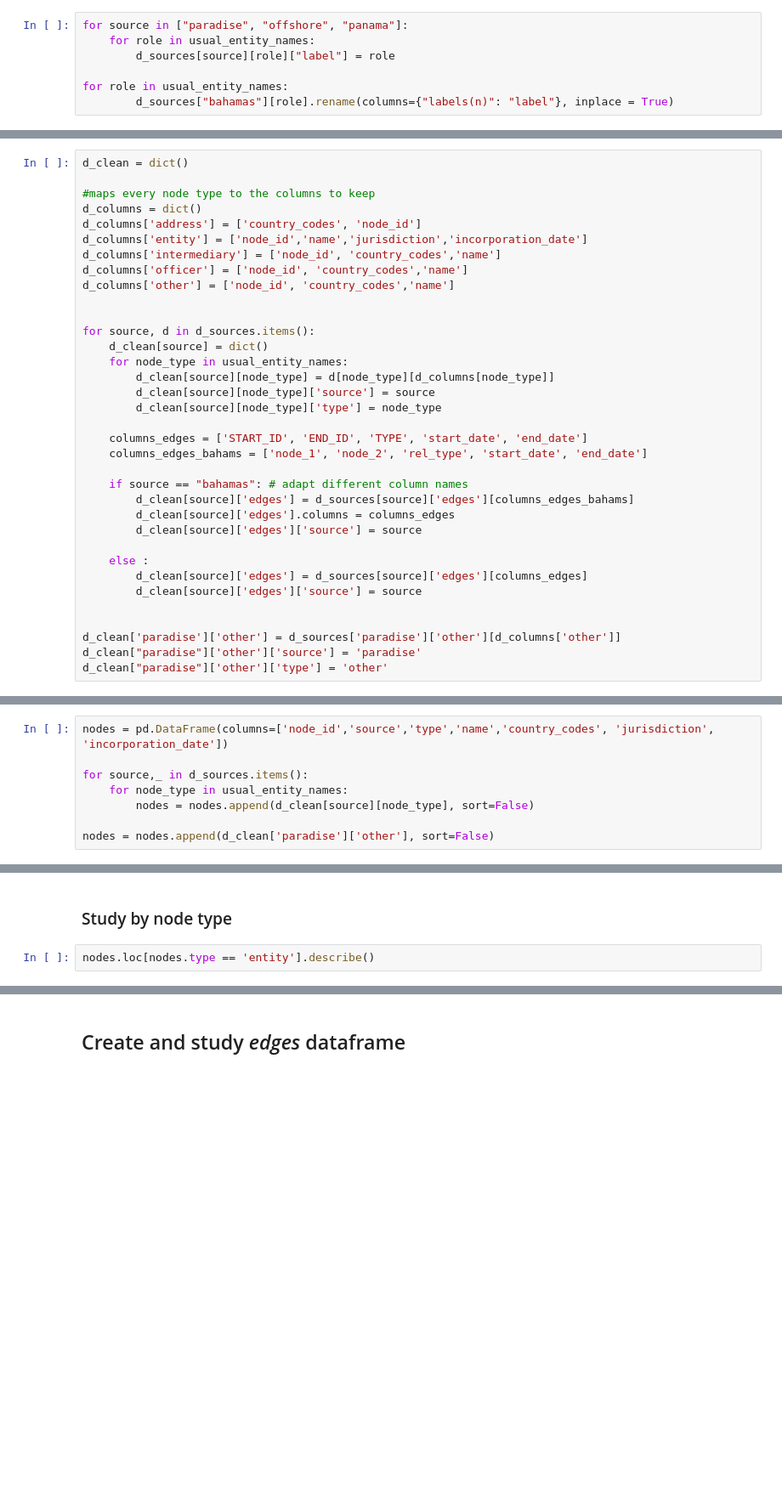
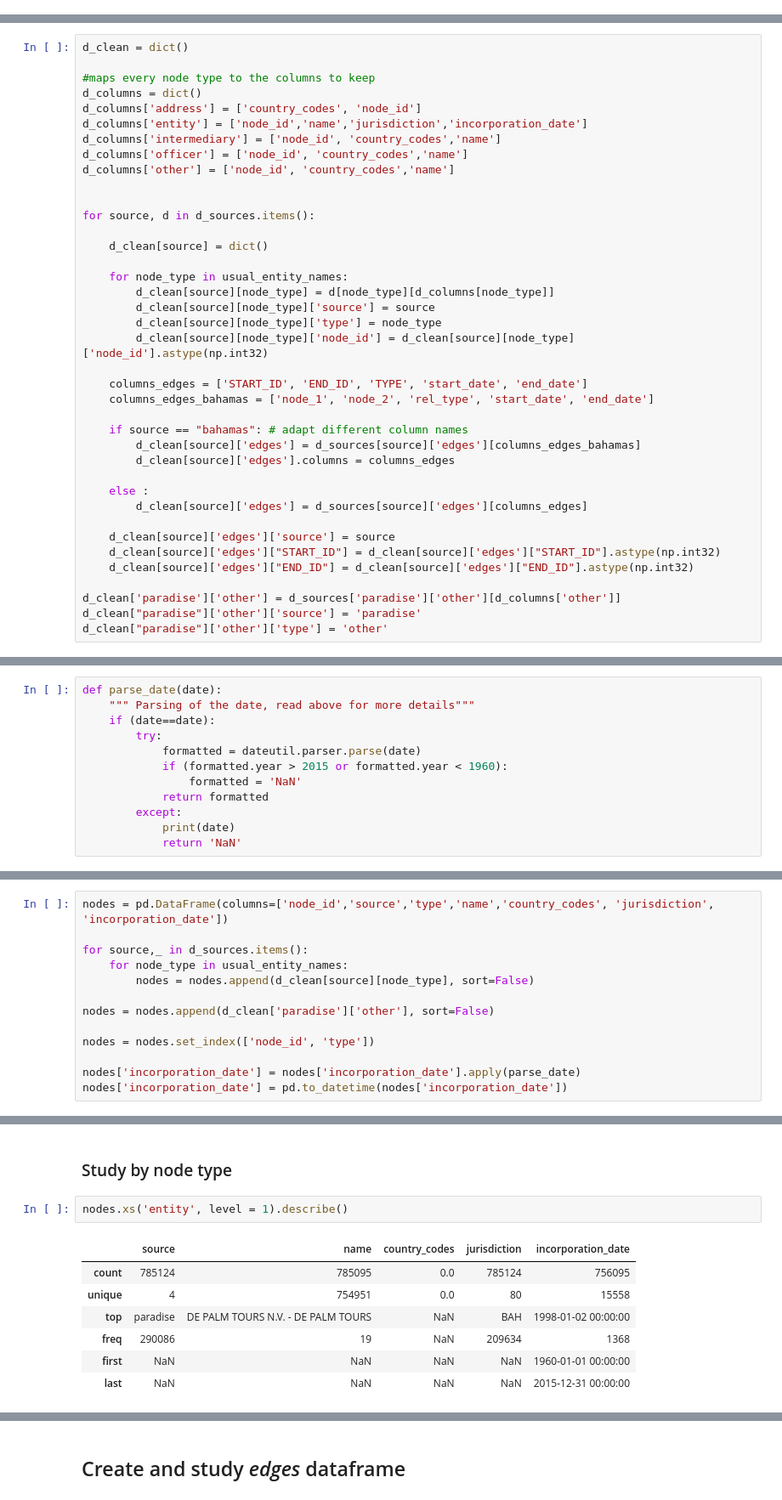
Before and after one commit to yymartin/ADA_Project_Cobra, a Jupyter notebook: Main.ipynb, the cells around one changed output, grey strips where cells are left out. Shown at 85% size. Saved outputs shown, nothing was run; the diff lists cells and outputs as text; blank space fills up the shorter version.

```diff
--- a/Main.ipynb
+++ b/Main.ipynb
@@ -192,9 +277,2 @@ intersection.loc[intersection["name_officer"] != intersection["name_interm"]].em
 # %% [markdown]
 Therefore we understand that if someone appears in two different node types, it means it is the same person, but has two roles. This is why in further analysis we will store the pair (node_id, role) as index, because it is unique. We have to add a column to nodes, containing the node type, let's call it label. We saw in the column exploration that bahamas has an equivalent column *labels(n)*, that the other's don't, we'll rename it to *label*
-# %%
-for source in ["paradise", "offshore", "panama"]:
-    for role in usual_entity_names:
-        d_sources[source][role]["label"] = role
-
-for role in usual_entity_names:
-        d_sources["bahamas"][role].rename(columns={"labels(n)": "label"}, inplace = True)
@@ -218,24 +291,28 @@ d_columns['other'] = ['node_id', 'country_codes','name']
 
 
 for source, d in d_sources.items():
+
     d_clean[source] = dict()
+
     for node_type in usual_entity_names:
         d_clean[source][node_type] = d[node_type][d_columns[node_type]]
         d_clean[source][node_type]['source'] = source
         d_clean[source][node_type]['type'] = node_type
+        d_clean[source][node_type]['node_id'] = d_clean[source][node_type]['node_id'].astype(np.int32)
 
     columns_edges = ['START_ID', 'END_ID', 'TYPE', 'start_date', 'end_date']
-    columns_edges_bahams = ['node_1', 'node_2', 'rel_type', 'start_date', 'end_date']
+    columns_edges_bahamas = ['node_1', 'node_2', 'rel_type', 'start_date', 'end_date']
 
     if source == "bahamas": # adapt different column names
-        d_clean[source]['edges'] = d_sources[source]['edges'][columns_edges_bahams]
+        d_clean[source]['edges'] = d_sources[source]['edges'][columns_edges_bahamas]
         d_clean[source]['edges'].columns = columns_edges
-        d_clean[source]['edges']['source'] = source
 
     else :
         d_clean[source]['edges'] = d_sources[source]['edges'][columns_edges]
-        d_clean[source]['edges']['source'] = source
 
+    d_clean[source]['edges']['source'] = source
+    d_clean[source]['edges']["START_ID"] = d_clean[source]['edges']["START_ID"].astype(np.int32)
+    d_clean[source]['edges']["END_ID"] = d_clean[source]['edges']["END_ID"].astype(np.int32)
 
 d_clean['paradise']['other'] = d_sources['paradise']['other'][d_columns['other']]
 d_clean["paradise"]['other']['source'] = 'paradise'
@@ -267,3 +350,15 @@ def pourcentage(n, precision = 2):
+# %%
+def parse_date(date):
+    """ Parsing of the date, read above for more details"""
+    if (date==date):
+        try:
+            formatted = dateutil.parser.parse(date)
+            if (formatted.year > 2015 or formatted.year < 1960):
+                formatted = 'NaN'
+            return formatted
+        except:
+            print(date)
+            return 'NaN'
 # %% [markdown]
 ### Node types that should contain NaN for each column name
 
@@ -288,5 +383,10 @@ for source,_ in d_sources.items():
         nodes = nodes.append(d_clean[source][node_type], sort=False)
 
 nodes = nodes.append(d_clean['paradise']['other'], sort=False)
+
+nodes = nodes.set_index(['node_id', 'type'])
+
+nodes['incorporation_date'] = nodes['incorporation_date'].apply(parse_date)
+nodes['incorporation_date'] = pd.to_datetime(nodes['incorporation_date'])
 # %%
 nodes.describe()
@@ -300,4 +410,12 @@ print(pourcentage(number_multi_country/len(country_codes)), "of nodes with a cou
 # %% [markdown]
 ### Study by node type
 # %%
-nodes.loc[nodes.type == 'entity'].describe()
+nodes.xs('entity', level = 1).describe()
+# %% [output]
+|  | source | name | country_codes | jurisdiction | incorporation_date |
+| count | 785124 | 785095 | 0.0 | 785124 | 756095 |
+| unique | 4 | 754951 | 0.0 | 80 | 15558 |
+| top | paradise | DE PALM TOURS N.V. - DE PALM TOURS | NaN | BAH | 1998-01-02 00:00:00 |
+| freq | 290086 | 19 | NaN | 209634 | 1368 |
+| first | NaN | NaN | NaN | NaN | 1960-01-01 00:00:00 |
+| last | NaN | NaN | NaN | NaN | 2015-12-31 00:00:00 |
```
Also changed, not shown: parts of 40 cells of this notebook.
